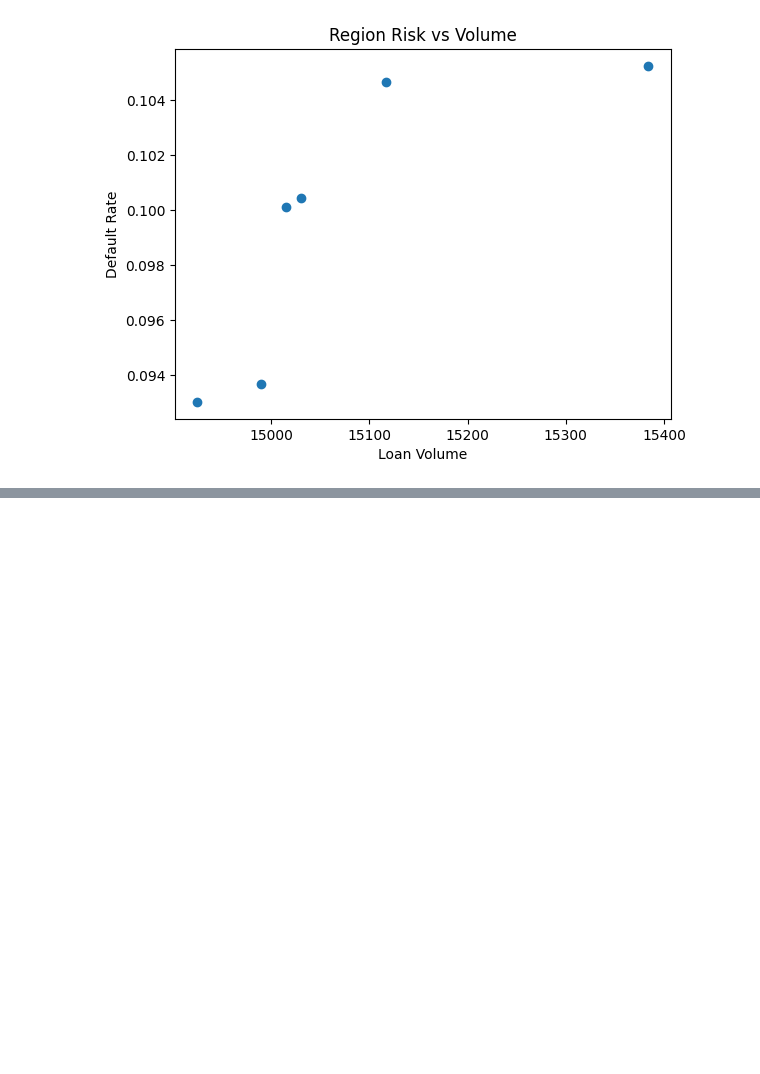
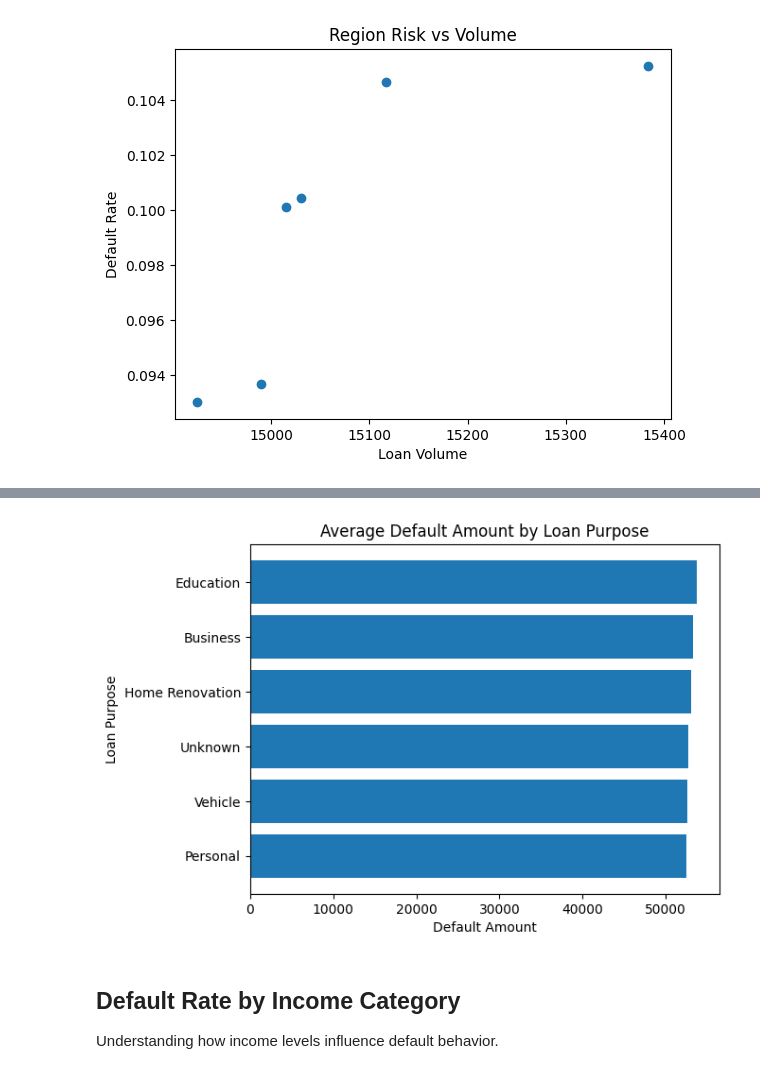
Before and after one commit to madhurmd/hero-fincorp-loan-analysis, a Jupyter notebook: notebooks/analysis.ipynb, the cells around one changed output, grey strips where cells are left out. Saved outputs shown, nothing was run; the diff lists cells and outputs as text; code cells hidden in the pictures; blank space fills up the shorter version.

```diff
--- a/notebooks/analysis.ipynb
+++ b/notebooks/analysis.ipynb
@@ -1728,0 +1757,27 @@ plt.show()
+# %%
+default_purpose = defaults.merge(
+    loans[['Loan_ID']],
+    on='Loan_ID',
+    how='left'
+).merge(
+    applications[['Loan_ID', 'Loan_Purpose']],
+    on='Loan_ID',
+    how='left'
+)
+
+default_purpose['Loan_Purpose'] = default_purpose['Loan_Purpose'].fillna('Unknown')
+# %%
+avg_default_amt = default_purpose.groupby('Loan_Purpose')['Default_Amount'].mean().sort_values()
+# %%
+plt.figure()
+plt.barh(avg_default_amt.index, avg_default_amt.values)
+plt.title("Average Default Amount by Loan Purpose")
+plt.xlabel("Default Amount")
+plt.ylabel("Loan Purpose")
+plt.show()
+# %% [output]
+[figure, added]
+# %% [markdown]
+## Default Rate by Income Category
+
+Understanding how income levels influence default behavior.
```
Also changed, not shown: parts of 13 cells of this notebook.
